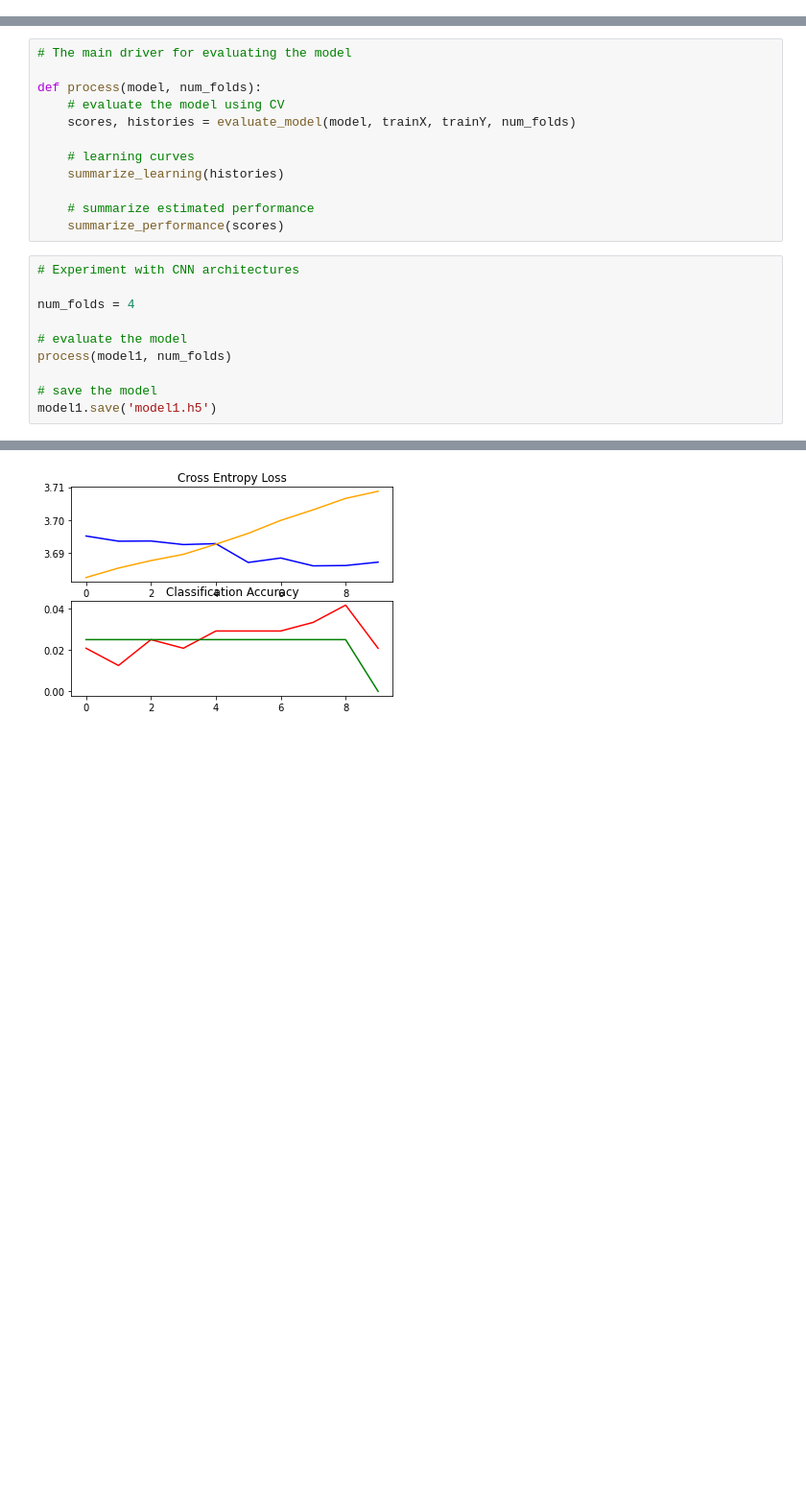
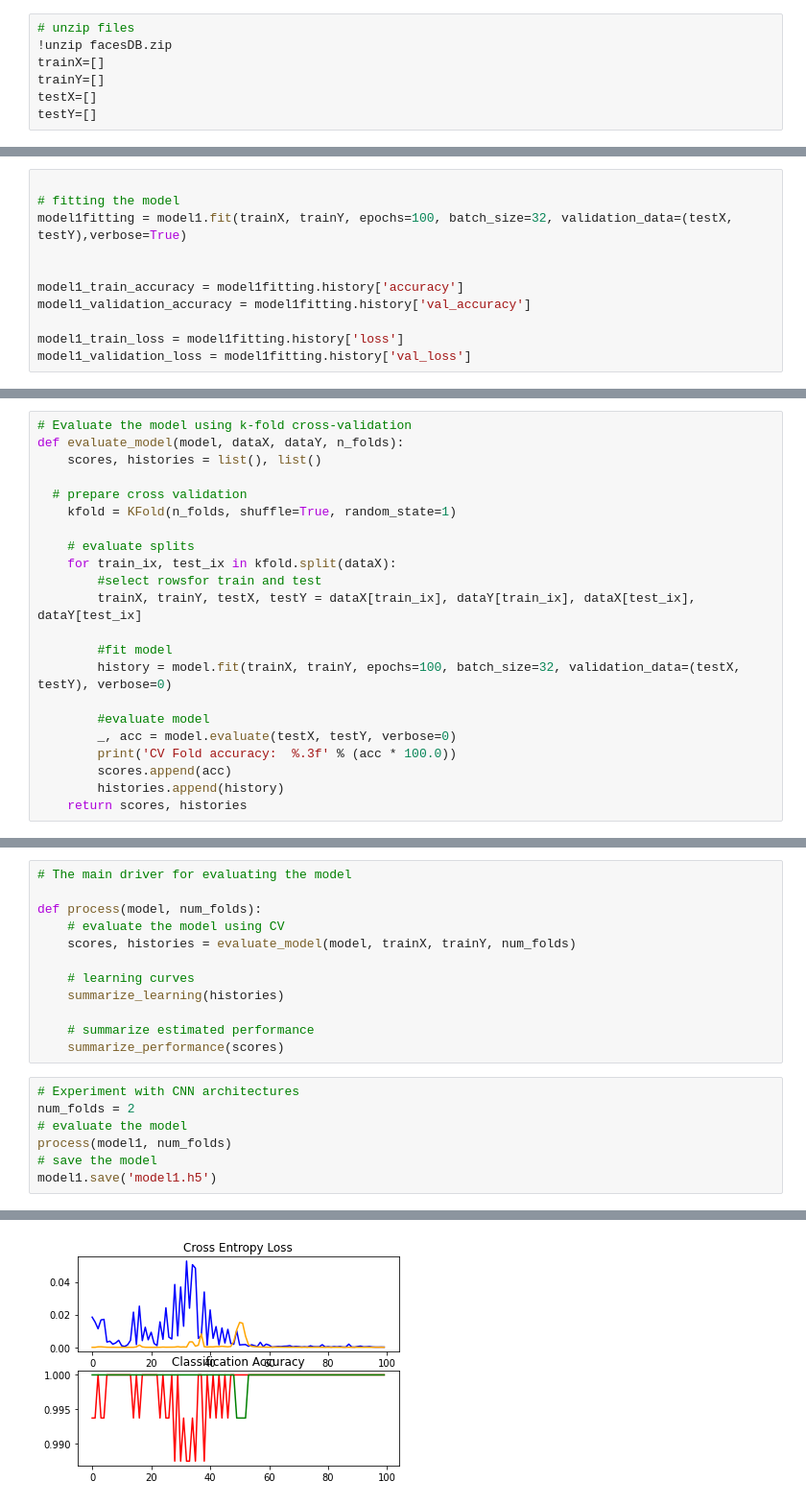
Before and after one commit to sg758253/sg1205, a Jupyter notebook: ADVDS/project7/FacialRecognition.ipynb, the cells around one changed output, grey strips where cells are left out. Shown at 96% size. Saved outputs shown, nothing was run; the diff lists cells and outputs as text; blank space fills up the shorter version.

```diff
--- a/ADVDS/project7/FacialRecognition.ipynb
+++ b/ADVDS/project7/FacialRecognition.ipynb
@@ -263,0 +51,7 @@ def summarize_performance(scores):
+# %%
+# unzip files
+!unzip facesDB.zip
+trainX=[]
+trainY=[]
+testX=[]
+testY=[]
@@ -263,0 +174,11 @@ def summarize_performance(scores):
+# %%
+
+# fitting the model
+model1fitting = model1.fit(trainX, trainY, epochs=100, batch_size=32, validation_data=(testX, testY),verbose=True)
+
+
+model1_train_accuracy = model1fitting.history['accuracy']
+model1_validation_accuracy = model1fitting.history['val_accuracy']
+
+model1_train_loss = model1fitting.history['loss']
+model1_validation_loss = model1fitting.history['val_loss']
@@ -263,0 +534,22 @@ def summarize_performance(scores):
+# %%
+# Evaluate the model using k-fold cross-validation
+def evaluate_model(model, dataX, dataY, n_folds):
+	scores, histories = list(), list()
+
+  # prepare cross validation
+	kfold = KFold(n_folds, shuffle=True, random_state=1)
+
+	# evaluate splits
+	for train_ix, test_ix in kfold.split(dataX):
+		#select rowsfor train and test
+		trainX, trainY, testX, testY = dataX[train_ix], dataY[train_ix], dataX[test_ix], dataY[test_ix]
+
+		#fit model
+		history = model.fit(trainX, trainY, epochs=100, batch_size=32, validation_data=(testX, testY), verbose=0)
+
+		#evaluate model
+		_, acc = model.evaluate(testX, testY, verbose=0)
+		print('CV Fold accuracy:  %.3f' % (acc * 100.0))
+		scores.append(acc)
+		histories.append(history)
+	return scores, histories
@@ -275,12 +591,9 @@ def process(model, num_folds):
 	summarize_performance(scores)
 # %%
 # Experiment with CNN architectures
-
-num_folds = 4
-
+num_folds = 2
 # evaluate the model
 process(model1, num_folds)
-
 # save the model
 model1.save('model1.h5')
 # %% [output]
@@ -292 +603 @@ CV Fold accuracy:  0.000
-[figure, old version]
+[figure, new version]
```
Also changed, not shown: parts of 65 cells of this notebook.
